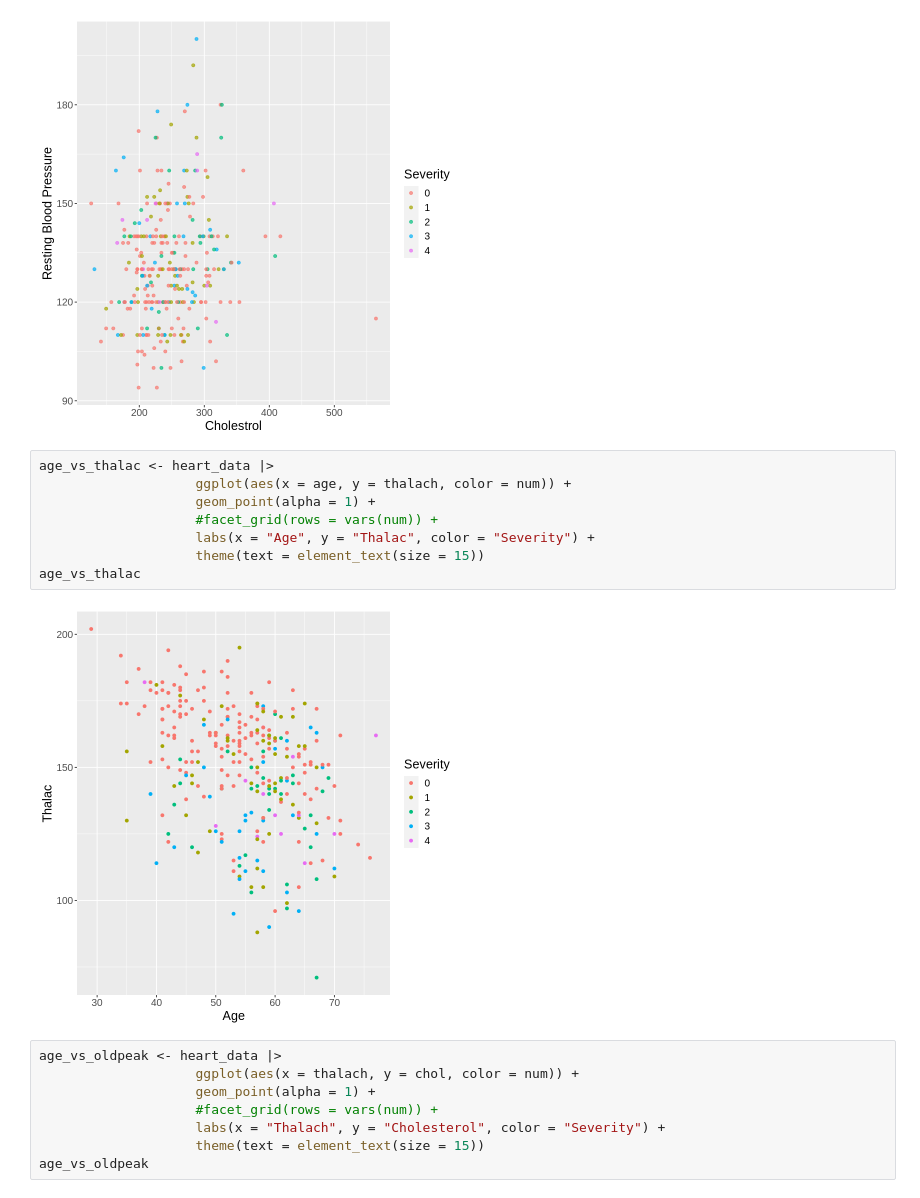
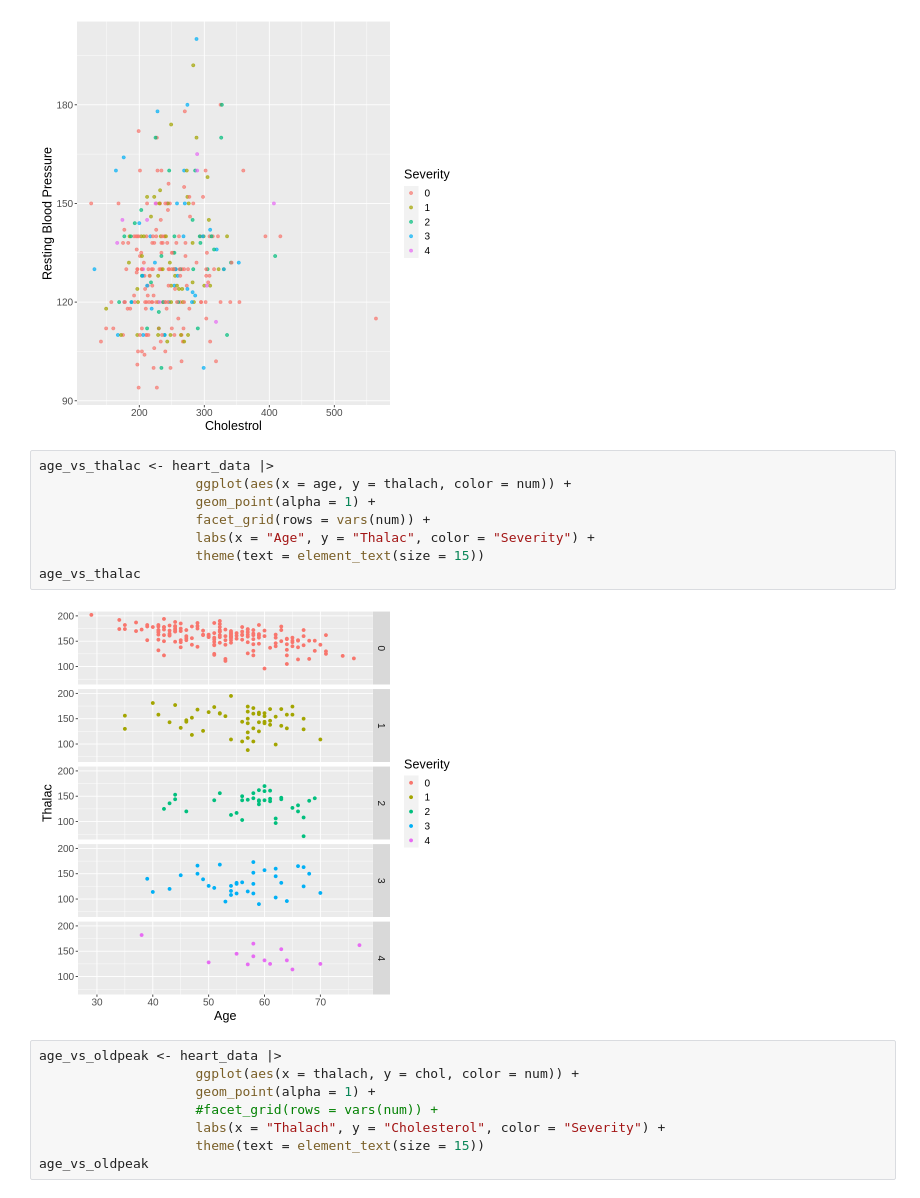
Before and after one commit to xenshreyas/Heart-Disease-Analysis, a Jupyter notebook: train_relationships.ipynb, the cells around one changed output. Drawn from its saved outputs; the diff is of its cells as text.

```diff
--- a/train_relationships.ipynb
+++ b/train_relationships.ipynb
@@ -143,13 +143,13 @@ chol_vs_trestbps
 # %%
 age_vs_thalac <- heart_data |>
                     ggplot(aes(x = age, y = thalach, color = num)) +
                     geom_point(alpha = 1) +
-                    #facet_grid(rows = vars(num)) +
+                    facet_grid(rows = vars(num)) +
                     labs(x = "Age", y = "Thalac", color = "Severity") +
                     theme(text = element_text(size = 15))
 age_vs_thalac
 # %% [output]
-[figure, old version]
+[figure, new version]
 # %%
 age_vs_oldpeak <- heart_data |>
                     ggplot(aes(x = thalach, y = chol, color = num)) +
```
